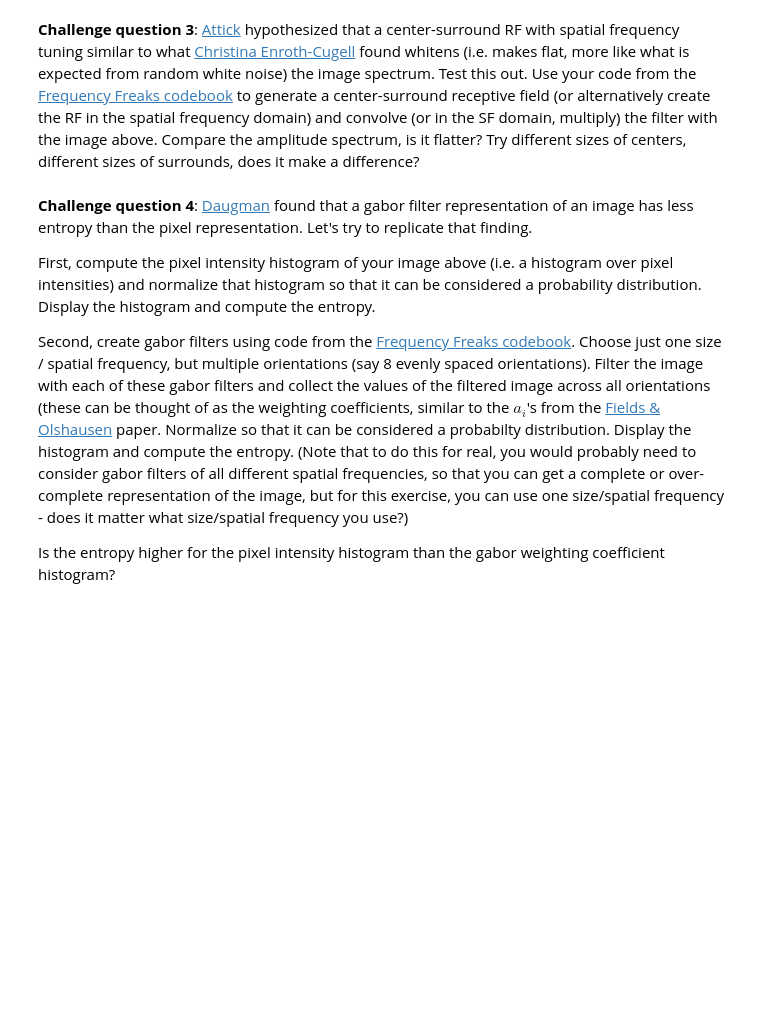
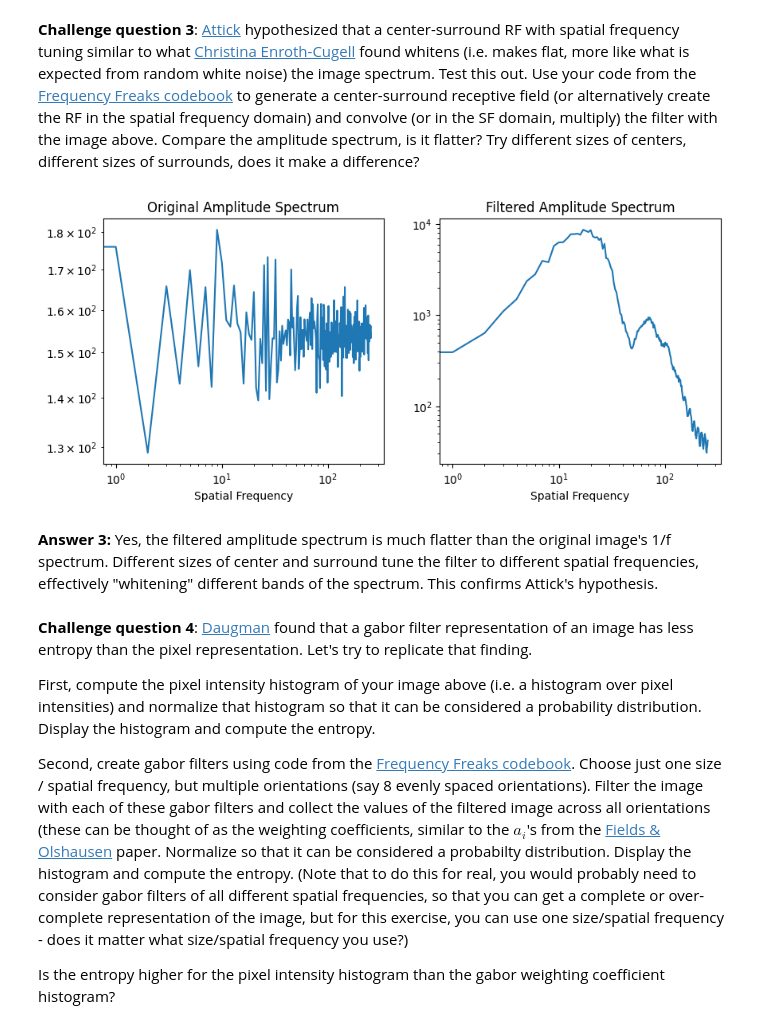
Before and after one commit to SunnyZ-cs/PSYCH-263, a Jupyter notebook: efficient_coding.ipynb, the cells around one changed output. Drawn from its saved outputs; the diff is of its cells as text; code cells hidden in the pictures; blank space fills up the shorter version.

```diff
--- a/efficient_coding.ipynb
+++ b/efficient_coding.ipynb
@@ -371,5 +443,67 @@ plt.xticks((0,45,90,145,180));
 # %% [markdown]
 **Challenge question 3**: [Attick](https://redwood.berkeley.edu/wp-content/uploads/2018/08/Atick-Redlich-NC92.pdf) hypothesized that a center-surround RF with spatial frequency tuning similar to what [Christina Enroth-Cugell](https://physoc.onlinelibrary.wiley.com/doi/10.1113/jphysiol.1966.sp008107) found whitens (i.e. makes flat, more like what is expected from random white noise) the image spectrum. Test this out. Use your code from the [Frequency Freaks codebook](https://colab.research.google.com/drive/1Yxj-Cld8uV3uNQ28WNcgH0udZVqJbdgy?usp=sharing) to generate a center-surround receptive field (or alternatively create the RF in the spatial frequency domain) and convolve (or in the SF domain, multiply) the filter with the image above. Compare the amplitude spectrum, is it flatter? Try different sizes of centers, different sizes of surrounds, does it make a difference?
+# %%
+import scipy.signal
+import scipy.fftpack
+
+def makeGaussian(size, fwhm = 3, center=None):
+    x = np.arange(0, size, 1, float)
+    y = x[:,np.newaxis]
+    if center is None:
+        x0 = y0 = size // 2
+    else:
+        x0 = center[0]
+        y0 = center[1]
+    return np.exp(-4*np.log(2) * ((x-x0)**2 + (y-y0)**2) / fwhm**2)
+
+def makeCenterSurround(size, fwhm_c, fwhm_s, center=None):
+    return makeGaussian(size, fwhm_c, center) - makeGaussian(size, fwhm_s, center)
+
+# Create a DoG filter
+rf_size = 31
+fwhm_c = 3
+fwhm_s = 9
+dog_filter = makeCenterSurround(rf_size, fwhm_c, fwhm_s)
+dog_filter = dog_filter - np.mean(dog_filter)
+
+# Convolve with image
+img_filtered = scipy.signal.convolve2d(img, dog_filter, mode='same', boundary='symm')
+
+F1 = scipy.fftpack.fft2(img)
+F2 = scipy.fftpack.fft2(img_filtered)
+
+amp1 = np.abs(scipy.fftpack.fftshift(F1))
+amp2 = np.abs(scipy.fftpack.fftshift(F2))
+
+def radial_profile(data, center):
+    y, x = np.indices((data.shape))
+    r = np.sqrt((x - center[0])**2 + (y - center[1])**2)
+    r = r.astype(int)
+    tbin = np.bincount(r.ravel(), data.ravel())
+    nr = np.bincount(r.ravel())
+    radialprofile = tbin / nr
+    return radialprofile
+
+center = (amp1.shape[0]//2, amp1.shape[1]//2)
+rad_amp1 = radial_profile(amp1, center)
+rad_amp2 = radial_profile(amp2, center)
+
+plt.figure(figsize=(10,4))
+plt.subplot(1,2,1)
+plt.loglog(rad_amp1[1:amp1.shape[0]//2])
+plt.title('Original Amplitude Spectrum')
+plt.xlabel('Spatial Frequency')
+
+plt.subplot(1,2,2)
+plt.loglog(rad_amp2[1:amp2.shape[0]//2])
+plt.title('Filtered Amplitude Spectrum')
+plt.xlabel('Spatial Frequency')
+plt.show()
+# %% [output]
+[figure, added]
+# %% [markdown]
+**Answer 3:**
+Yes, the filtered amplitude spectrum is much flatter than the original image's 1/f spectrum. Different sizes of center and surround tune the filter to different spatial frequencies, effectively "whitening" different bands of the spectrum. This confirms Attick's hypothesis.
 # %% [markdown]
 **Challenge question 4**: [Daugman](https://ieeexplore.ieee.org/document/16456) found that a gabor filter representation of an image has less entropy than the pixel representation. Let's try to replicate that finding.
 
```
Also changed, not shown: parts of 9 cells of this notebook.
